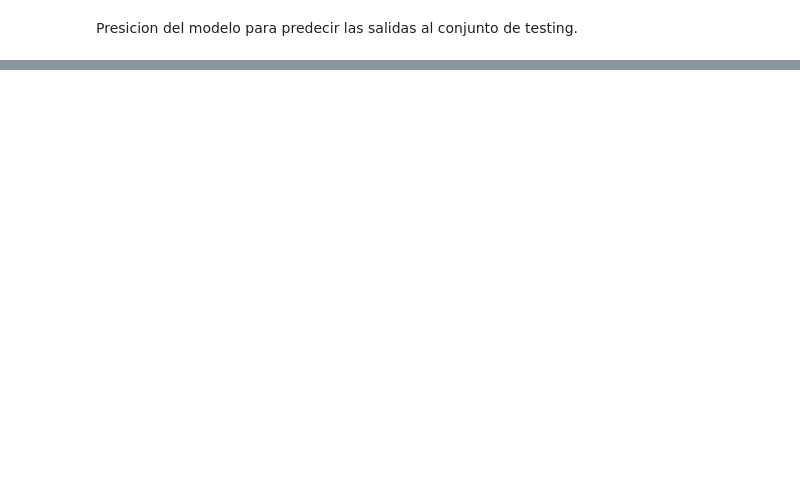
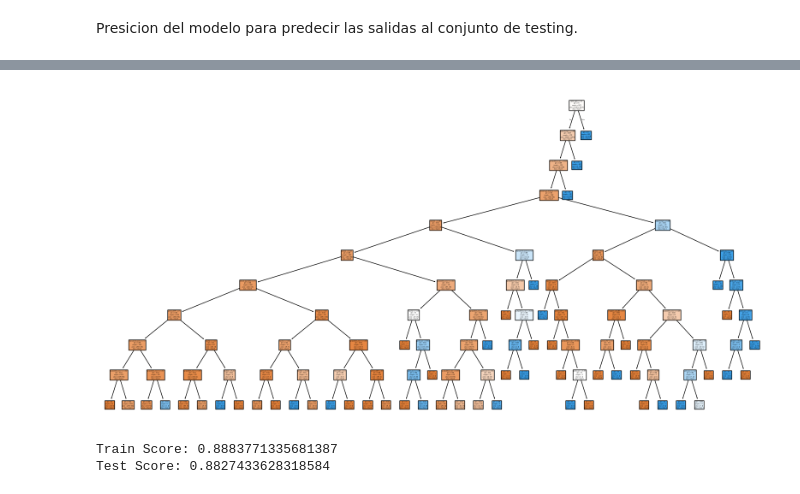
Before and after one commit to JeronimoMarg/tp_cienciaDeDatos, a Jupyter notebook: TP.ipynb, the cells around one changed output, grey strips where cells are left out. Drawn from its saved outputs; the diff is of its cells as text; code cells hidden in the pictures; blank space fills up the shorter version.

```diff
--- a/TP.ipynb
+++ b/TP.ipynb
@@ -519,0 +621,21 @@ Precision para los datos de testing :  1.0
+# %%
+arbol_0 = model_RF.estimators_[99]
+
+from sklearn.tree import plot_tree
+
+plt.figure(figsize=(20, 10))
+plot_tree(arbol_0,
+          filled=True,
+          feature_names=X.columns,
+          class_names=["Clase 0", "Clase 1"])
+plt.show()
+# %% [output]
+[figure, added]
+# %%
+# Evaluación del modelo
+dt_train_score, dt_test_score = model_RF.score(X_train, Y_train), model_RF.score(X_test, Y_test)
+print(f"Train Score: {dt_train_score}")
+print(f"Test Score: {dt_test_score}")
+# %% [output]
+Train Score: 0.8883771335681387
+Test Score: 0.8827433628318584
```
Also changed, not shown: parts of 30 cells of this notebook.
